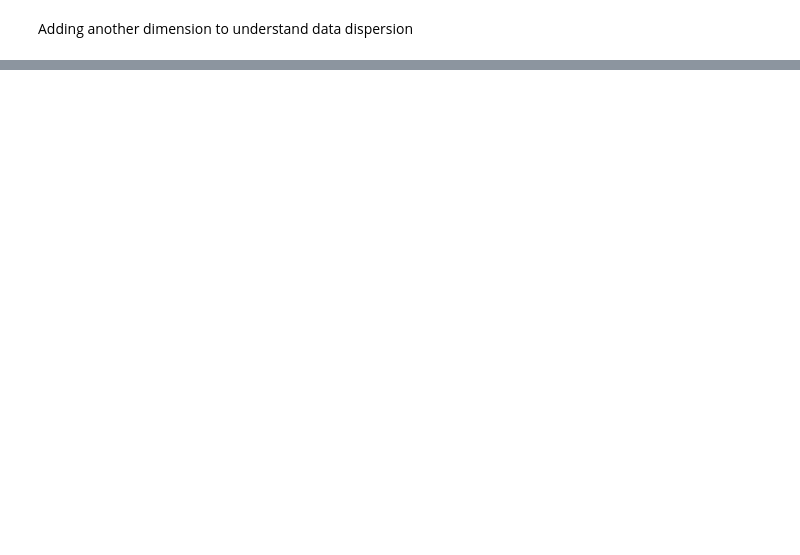
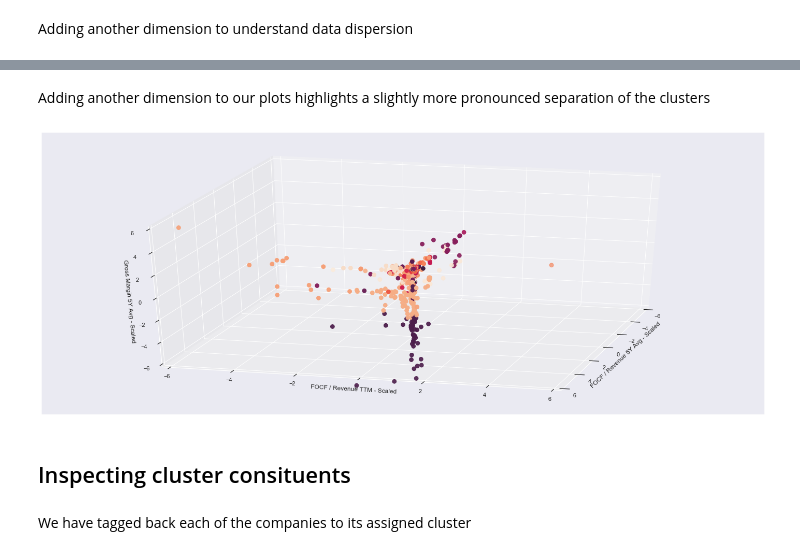
Before and after one commit to Silkways/Investment-Overwatch, a Jupyter notebook: analysis_modelling.ipynb, the cells around one changed output, grey strips where cells are left out. Cells and saved outputs as stored; diff of their text form; code cells hidden in the pictures; blank space fills up the shorter version.

```diff
--- a/analysis_modelling.ipynb
+++ b/analysis_modelling.ipynb
@@ -160,0 +223,18 @@ plt.show()
+# %% [markdown]
+Adding another dimension to our plots highlights a slightly more pronounced separation of the clusters
+# %%
+fig = plt.figure(figsize=(25,10))
+ax = fig.add_subplot(111, projection='3d')
+ax.set_xlabel('FOCF / Revenue 5Y Avg - Scaled')
+ax.set_ylabel('FOCF / Revenue TTM - Scaled')
+ax.set_zlabel('Gross Margin 5Y Avg - Scaled')
+ax.scatter(complete1_scaled[:,3], complete1_scaled[:,4], complete1_scaled[:,5], c=pred_alt, s=60)
+ax.set_xlim3d(-6, 6)
+ax.set_ylim3d(-6,6)
+ax.set_zlim3d(-6,6)
+ax.view_init(30, 15)
+plt.show()
+# %% [output]
+[figure, added]
+# %% [markdown]
+## Inspecting cluster consituents
@@ -160,0 +245,2 @@ plt.show()
+# %% [markdown]
+We have tagged back each of the companies to its assigned cluster
```
Also changed, not shown: parts of 28 cells of this notebook, 1 other file.
